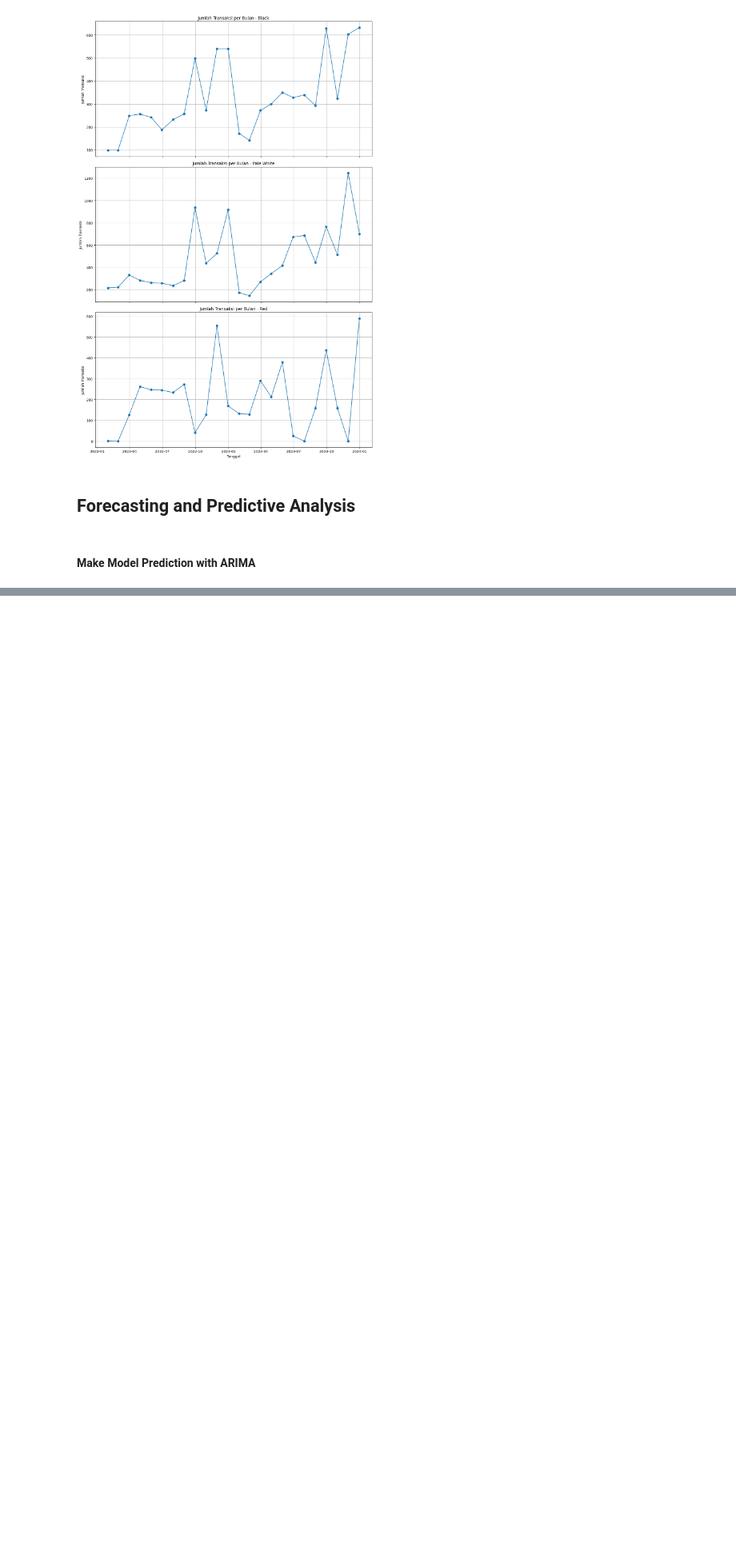
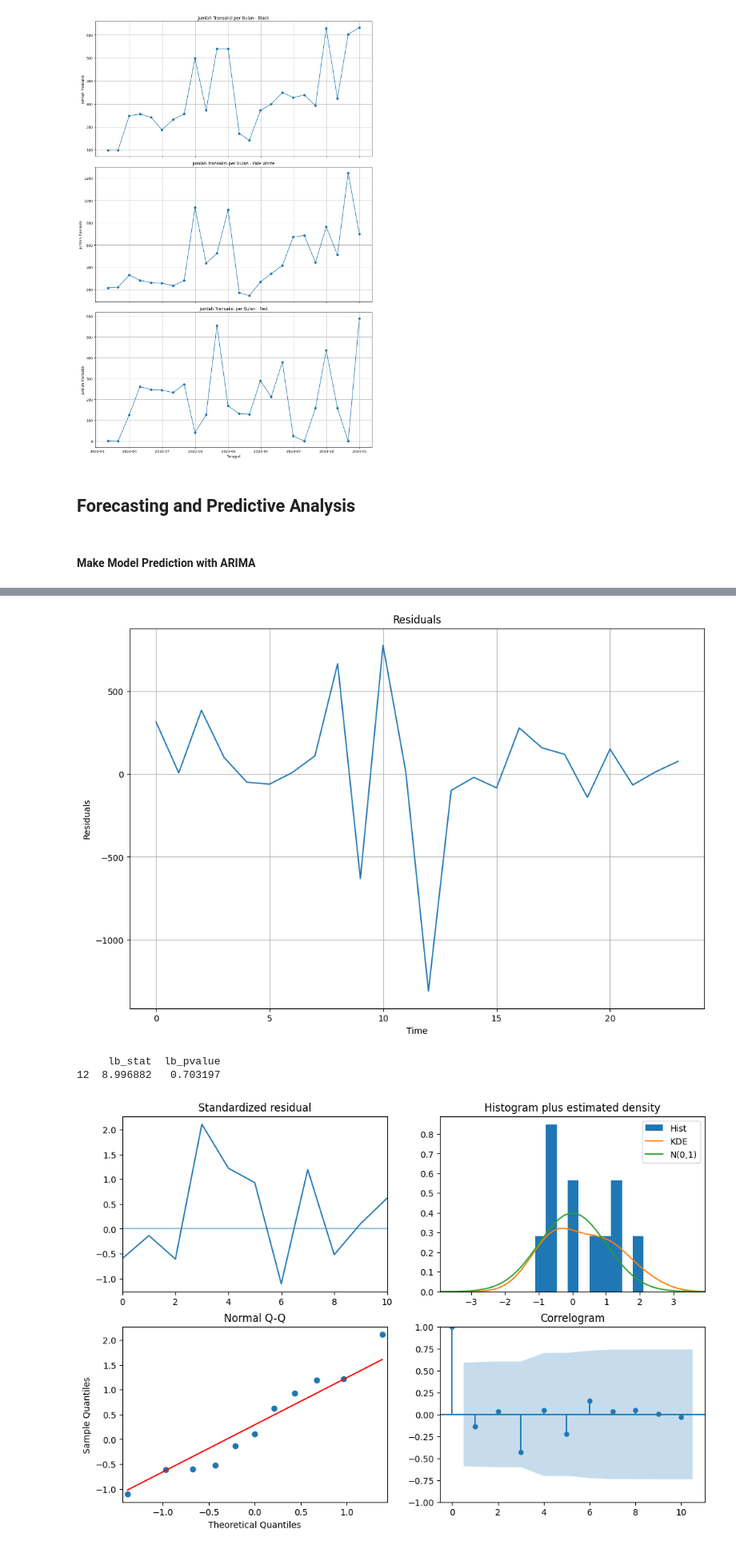
Before and after one commit to MuhammadJundullah/Data-Analysis, a Jupyter notebook: Car Sales Analysis/Car_Sales_Report.ipynb, the cells around one changed output, grey strips where cells are left out. Shown at 80% size. Drawn from its saved outputs; the diff is of its cells as text; code cells hidden in the pictures; blank space fills up the shorter version.

```diff
--- a/Car Sales Analysis/Car_Sales_Report.ipynb
+++ b/Car Sales Analysis/Car_Sales_Report.ipynb
@@ -544,0 +555,21 @@ Critical Values: {'1%': -3.440388459298194, '5%': -2.8659694611921034, '10%': -2
+# %%
+residuals = model.resid()
+plt.figure(figsize=(12, 8))
+plt.plot(residuals)
+plt.title('Residuals')
+plt.xlabel('Time')
+plt.ylabel('Residuals')
+plt.grid(True)
+plt.show()
+
+from statsmodels.stats.diagnostic import acorr_ljungbox
+ljung_box_result = acorr_ljungbox(residuals, lags=[12], boxpierce=False)
+print(ljung_box_result)
+
+model.plot_diagnostics(figsize=(12, 8))
+plt.show()
+# %% [output]
+[figure, added]
+     lb_stat  lb_pvalue
+12  8.996882   0.703197
+[figure, added]
```
Also changed, not shown: parts of 11 cells of this notebook.
